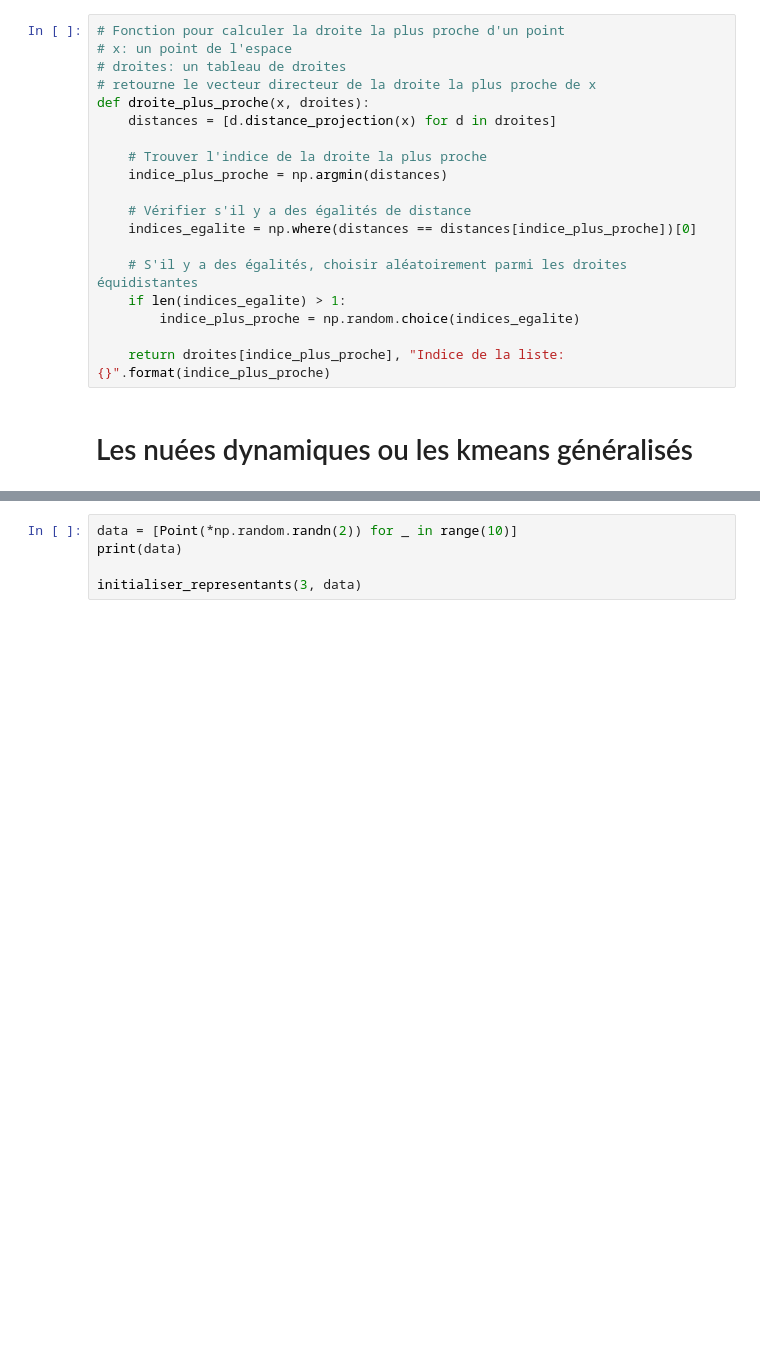
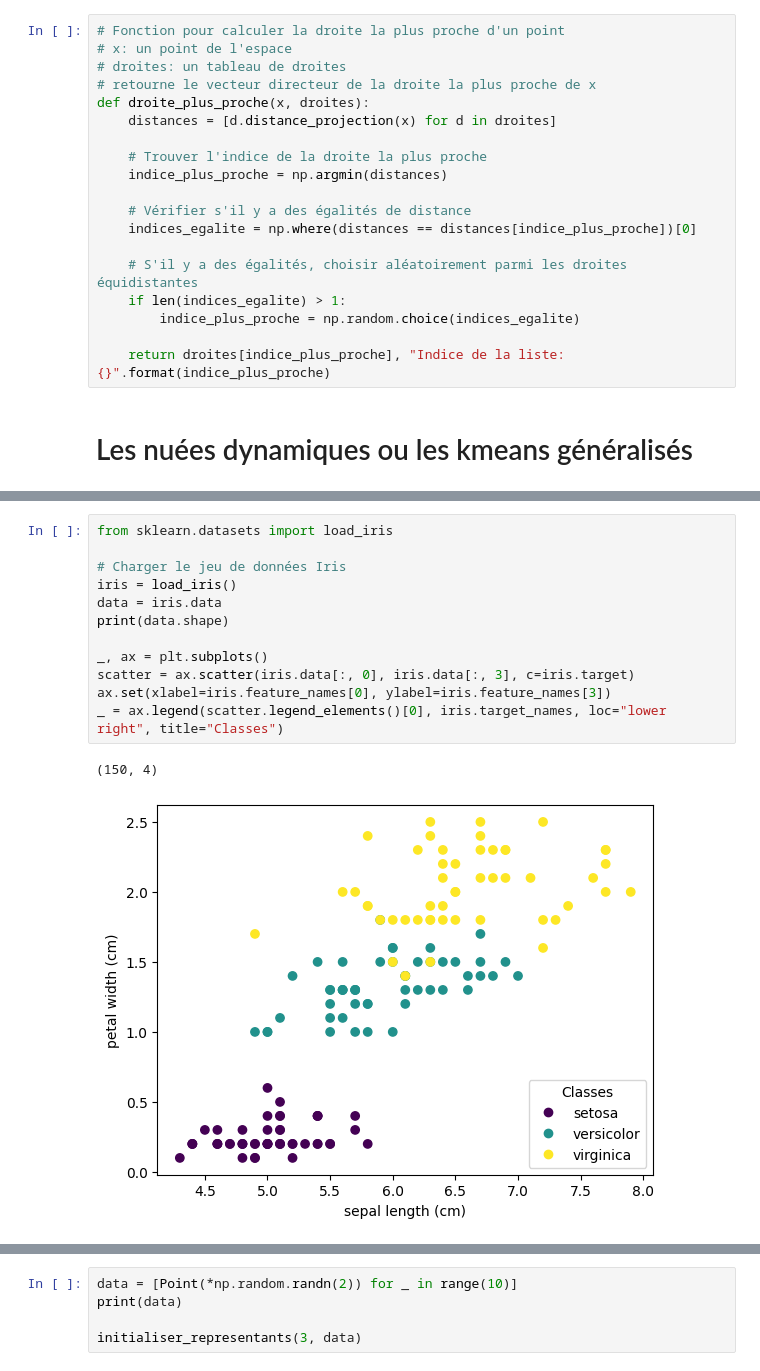
Before and after one commit to NoahKWM/ANDO, a Jupyter notebook: projet_ando.ipynb, the cells around one changed output, grey strips where cells are left out. Cells and saved outputs as stored; diff of their text form; blank space fills up the shorter version.

```diff
--- a/projet_ando.ipynb
+++ b/projet_ando.ipynb
@@ -168,0 +290,15 @@ def droite_plus_proche(x, droites):
+# %%
+from sklearn.datasets import load_iris
+
+# Charger le jeu de données Iris
+iris = load_iris()
+data = iris.data
+print(data.shape)
+
+_, ax = plt.subplots()
+scatter = ax.scatter(iris.data[:, 0], iris.data[:, 3], c=iris.target)
+ax.set(xlabel=iris.feature_names[0], ylabel=iris.feature_names[3])
+_ = ax.legend(scatter.legend_elements()[0], iris.target_names, loc="lower right", title="Classes")
+# %% [output]
+(150, 4)
+[figure, added]
```
Also changed, not shown: parts of 16 cells of this notebook.
